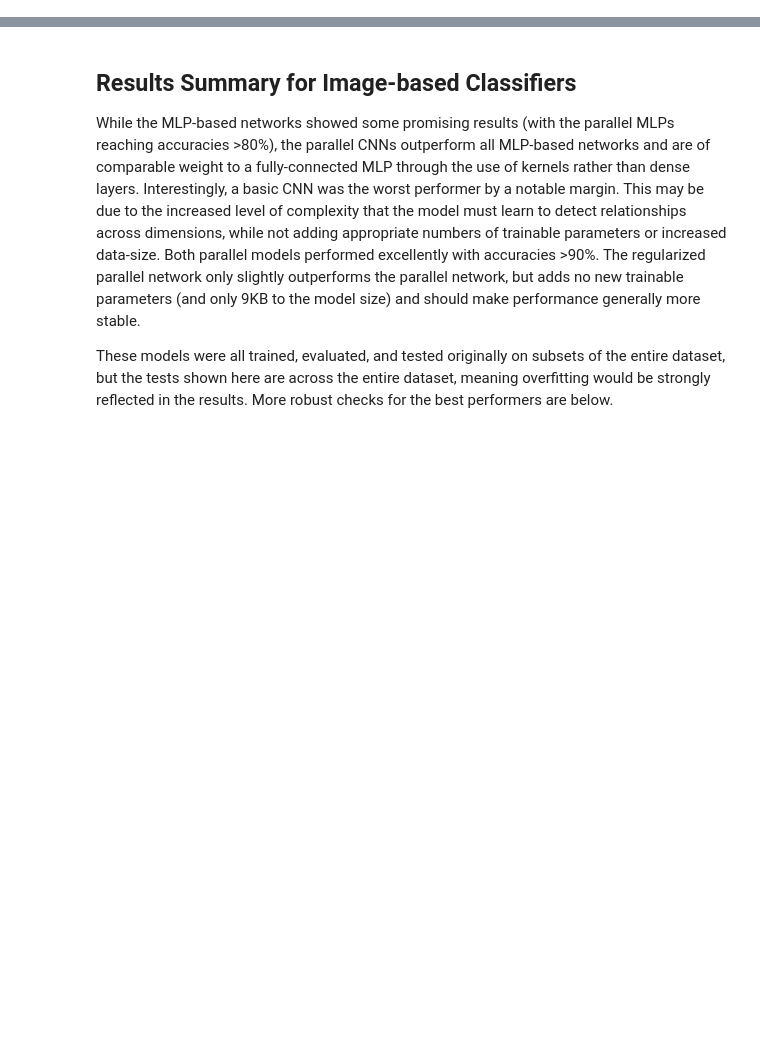
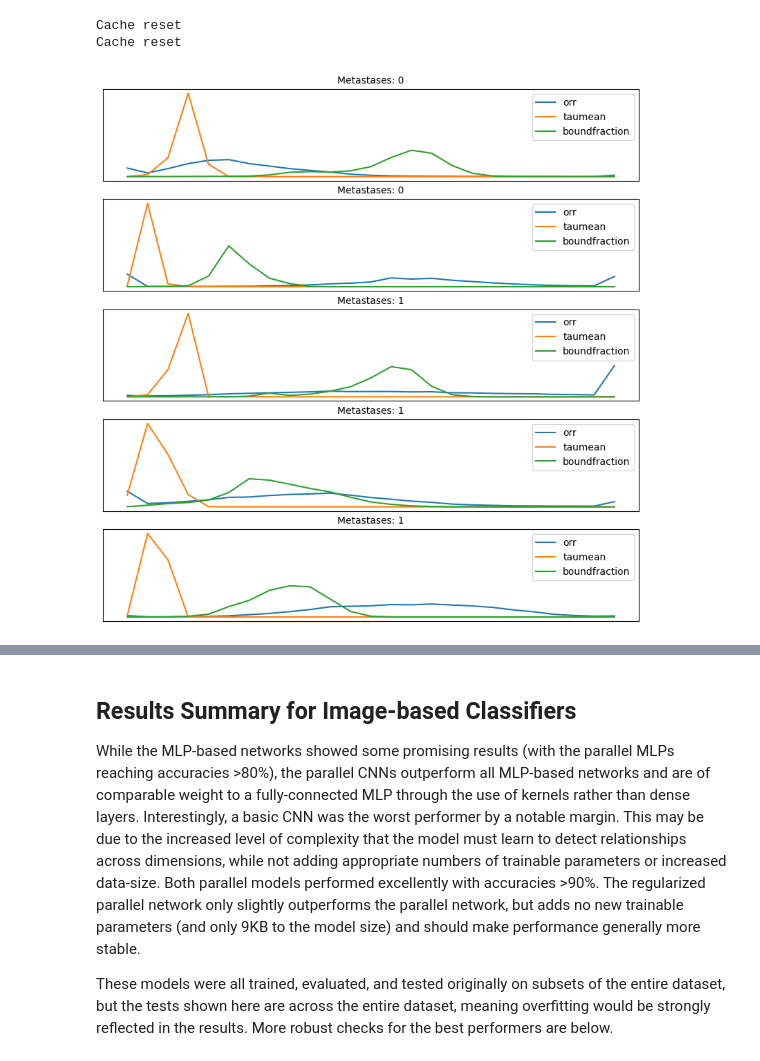
Before and after one commit to jiversivers/nsclc, a Jupyter notebook: model_tests.ipynb, the cells around one changed output, grey strips where cells are left out. Drawn from its saved outputs; the diff is of its cells as text; code cells hidden in the pictures; blank space fills up the shorter version.

Commit message:
added a lot more model testing and introduced a new model (big-comet) and started some features work

```diff
--- a/model_tests.ipynb
+++ b/model_tests.ipynb
@@ -160,0 +166,4 @@ print(f'Accuracy over whole dataset: {100*correct / len(data):.2f}%')
+# %%
+data.mask_on = True
+for model_fn in best_models:
+    accuracy, running_loss, _  = FiveFoldCrossValidation(model_fn, data_folds, epochs=125, learning_rate=0.01)
@@ -160,0 +173,8 @@ print(f'Accuracy over whole dataset: {100*correct / len(data):.2f}%')
+# %%
+data.dist_transform(nbins=25)
+data.mask_on = False
+data.show_random()
+# %% [output]
+Cache reset
+Cache reset
+[figure, added]
```
Also changed, not shown: parts of 81 cells of this notebook.
